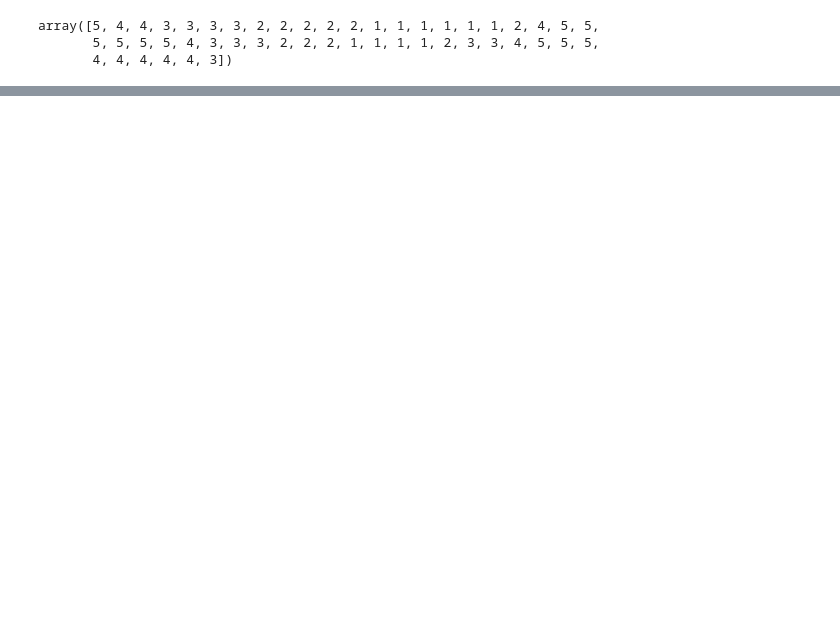
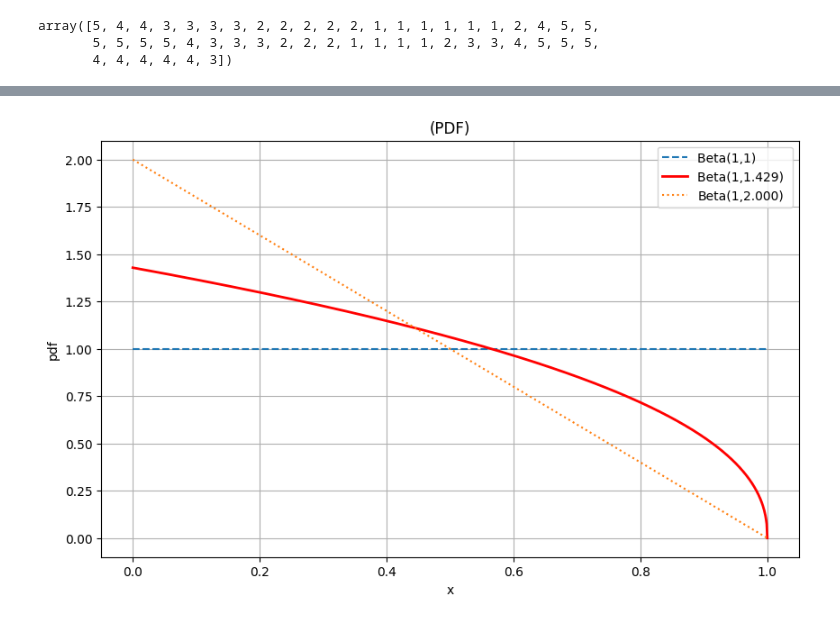
Before and after one commit to Silver439/Pilot, a Jupyter notebook: group_generate.ipynb, the cells around one changed output, grey strips where cells are left out. Saved outputs shown, nothing was run; the diff lists cells and outputs as text; code cells hidden in the pictures; blank space fills up the shorter version.

```diff
--- a/group_generate.ipynb
+++ b/group_generate.ipynb
@@ -214,0 +215,32 @@ array([110.06046601, 108.57299279, 104.22632073, 103.04160248,
+# %%
+import numpy as np
+import matplotlib.pyplot as plt
+from scipy.stats import beta
+
+# 设置参数
+a = 1
+b = 1/0.7  # ≈1.428
+c = 1/0.5  # ≈1.428
+
+# 生成x轴数据
+x = np.linspace(0, 1, 1000)
+
+# 计算不同参数下的Beta分布PDF
+y1 = beta.pdf(x, a=1, b=1)          # 均匀分布
+y2 = beta.pdf(x, a=1, b=b)      # 函数中使用的参数
+y3 = beta.pdf(x, a=1, b=c)        # 对比案例：b<1
+
+# 绘制图形
+plt.figure(figsize=(10, 6))
+plt.plot(x, y1, label='Beta(1,1) ', linestyle='--')
+plt.plot(x, y2, label=f'Beta(1,{b:.3f}) ', linewidth=2, color='red')
+plt.plot(x, y3, label=f'Beta(1,{c:.3f})', linestyle=':')
+
+plt.title('(PDF)')
+plt.xlabel('x')
+plt.ylabel('pdf')
+plt.legend()
+plt.grid(True)
+plt.show()
+# %% [output]
+[figure, added]
```
Also changed, not shown: parts of 3 cells of this notebook, 20 other files.
